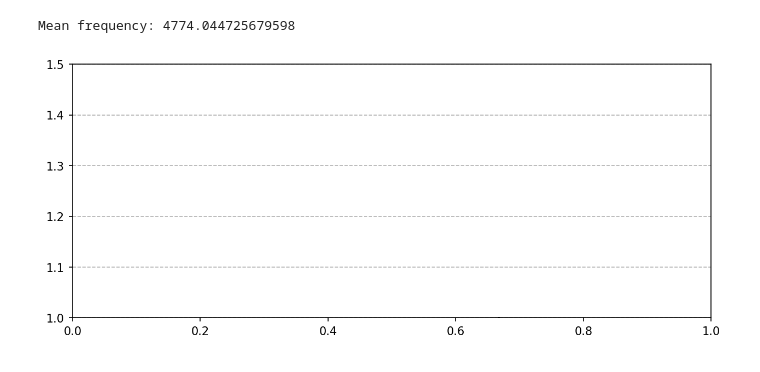
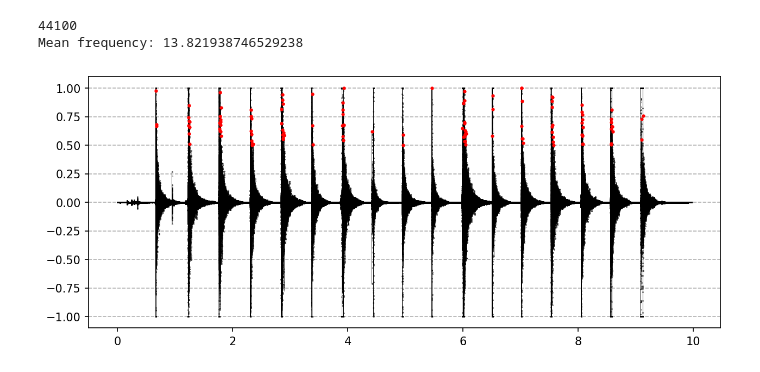
Before and after one commit to nielsdavidsen/Bachelor_2024, a Jupyter notebook: read_sound.ipynb, the cells around one changed output. Drawn from its saved outputs; the diff is of its cells as text; code cells hidden in the pictures.

```diff
--- a/read_sound.ipynb
+++ b/read_sound.ipynb
@@ -13,49 +14,77 @@ def read_wave(file_path):
         sample_rate = wf.getframerate()
 
 
+
         # Read frames and convert to numpy array
         frames = wf.readframes(n_frames)
         signal = np.frombuffer(frames, dtype=np.int32)  # Assuming 32-bit WAV files
         signal = signal/np.max(np.abs(signal))
+
+        print(sample_rate)
+
 
         # If stereo, take only one channel
         if n_channels > 1:
             signal = signal[::n_channels]
 
         # Create time array
-        time = np.linspace(0, n_frames / sample_rate, num=n_frames)
+        time = np.linspace(0, n_frames / sample_rate, num=len(signal))
+
+
 
 
     return signal, sample_rate, time
 # %%
 def peak_finder(signal, time):
+
     # Find peaks
     peaks = []
     peak_times = []
     for i in range(1, len(signal) - 1):
-        if signal[i - 1] < signal[i] and signal[i] > signal[i + 1]:
+        if signal[i - 1] < signal[i] and signal[i] > signal[i + 1] and signal[i] > 0.5:
             peaks.append(signal[i])
             peak_times.append(time[i])
 
     return peak_times, peaks
+
+@numba.njit(fastmath=True)
+def peak_find_neigh(t_list, y_list, neigh=50):
+    t_peak = []
+    peaks = []
+    for i in range(len(y_list) - neigh):
+        if y_list[i] > y_list[i-1] and y_list[i] > y_list[i+1] and y_list[i] > 0.5:
+
+            # check N neighbours each way
+            index_check = []
+            for j in range(1, neigh+1):
+                if y_list[i] > y_list[i-j] and y_list[i] > y_list[i+j]:
+                    index_check.append(True)
+                else:
+                    index_check.append(False)
+
+            if sum(index_check) == neigh:
+                peaks.append(y_list[i])
+                t_peak.append(t_list[i])
+
+    return np.array(t_peak), np.array(peaks),
 # %%
 signal, sample_rate, time = read_wave('trial.wav')
 
-peak_times, peaks = peak_finder(signal, time)
+peak_times, peaks = peak_find_neigh(time, signal)
 freq_mean = 1/np.mean(np.diff(peak_times))
 print('Mean frequency:', freq_mean)
 
 
 
 # Plot signal
 plt.figure(figsize=(10, 4), dpi = 150)
 plt.plot(time, signal, color='black', ls='-', marker='.', linewidth = 0.2, markersize=0.5)
-#plt.plot(peak_times, peaks, color='red', ls='', marker='o', markersize=2)
-plt.xlim(0, 1)
-plt.ylim(1, 1.5)
+plt.plot(peak_times, peaks, color='red', ls='', marker='o', markersize=2)
+
 
 # horizontal gridlines
 plt.grid(axis='y', linestyle='--')
 # %% [output]
-Mean frequency: 4774.044725679598
+44100
+Mean frequency: 13.821938746529238
-[figure, old version]
+[figure, new version]
```
Also changed, not shown: parts of 1 cell of this notebook.
